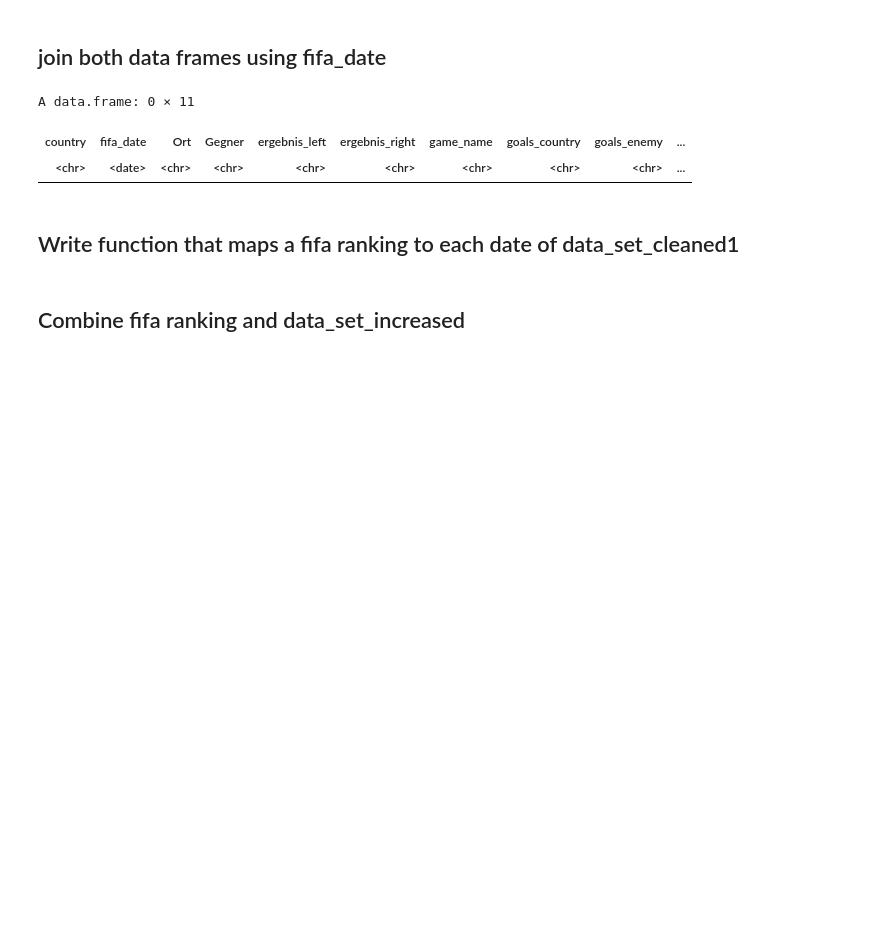
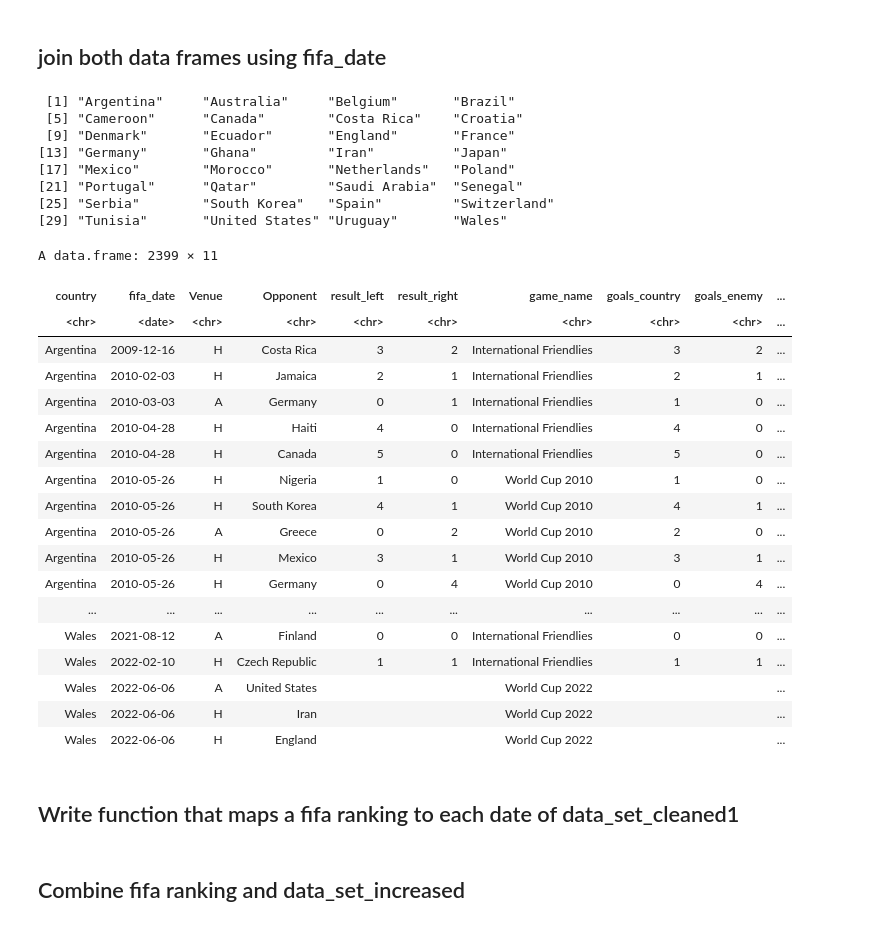
Before and after one commit to denisnaumov0506/FootballAnalyticsProject, a Jupyter notebook: football-world-cup-forecast-denis.ipynb, the cells around one changed output. Drawn from its saved outputs; the diff is of its cells as text; code cells hidden in the pictures; blank space fills up the shorter version.

Commit message:
Add files via upload
Added Fifa Ranking to our dataframe

```diff
--- a/football-world-cup-forecast-denis.ipynb
+++ b/football-world-cup-forecast-denis.ipynb
@@ -797,11 +918,38 @@ A data.frame: 2359 × 10
 merge(data_set_fifa_date, fifa_ranking1, by.x=c('country', 'fifa_date'), by.y=c('Land', 'fifa_date')) -> newest_df
 # %%
 newest_df %>%
-    select(-c('Punkte'))
+    select(-c('Punkte')) -> final_data_set
+
+unique(final_data_set$country)
+final_data_set
 # %% [output]
-A data.frame: 0 × 11
+ [1] "Argentina"     "Australia"     "Belgium"       "Brazil"
+ [5] "Cameroon"      "Canada"        "Costa Rica"    "Croatia"
+ [9] "Denmark"       "Ecuador"       "England"       "France"
+[13] "Germany"       "Ghana"         "Iran"          "Japan"
+[17] "Mexico"        "Morocco"       "Netherlands"   "Poland"
+[21] "Portugal"      "Qatar"         "Saudi Arabia"  "Senegal"
+[25] "Serbia"        "South Korea"   "Spain"         "Switzerland"
+[29] "Tunisia"       "United States" "Uruguay"       "Wales"
+A data.frame: 2399 × 11
-| country | fifa_date | Ort | Gegner | ergebnis_left | ergebnis_right | game_name | goals_country | goals_enemy | ... |
+| country | fifa_date | Venue | Opponent | result_left | result_right | game_name | goals_country | goals_enemy | ... |
 | <chr> | <date> | <chr> | <chr> | <chr> | <chr> | <chr> | <chr> | <chr> | ... |
+| Argentina | 2009-12-16 | H | Costa Rica | 3 | 2 | International Friendlies | 3 | 2 | ... |
+| Argentina | 2010-02-03 | H | Jamaica | 2 | 1 | International Friendlies | 2 | 1 | ... |
+| Argentina | 2010-03-03 | A | Germany | 0 | 1 | International Friendlies | 1 | 0 | ... |
+| Argentina | 2010-04-28 | H | Haiti | 4 | 0 | International Friendlies | 4 | 0 | ... |
+| Argentina | 2010-04-28 | H | Canada | 5 | 0 | International Friendlies | 5 | 0 | ... |
+| Argentina | 2010-05-26 | H | Nigeria | 1 | 0 | World Cup 2010 | 1 | 0 | ... |
+| Argentina | 2010-05-26 | H | South Korea | 4 | 1 | World Cup 2010 | 4 | 1 | ... |
+| Argentina | 2010-05-26 | A | Greece | 0 | 2 | World Cup 2010 | 2 | 0 | ... |
+| Argentina | 2010-05-26 | H | Mexico | 3 | 1 | World Cup 2010 | 3 | 1 | ... |
+| Argentina | 2010-05-26 | H | Germany | 0 | 4 | World Cup 2010 | 0 | 4 | ... |
+| ... | ... | ... | ... | ... | ... | ... | ... | ... | ... |
+| Wales | 2021-08-12 | A | Finland | 0 | 0 | International Friendlies | 0 | 0 | ... |
+| Wales | 2022-02-10 | H | Czech Republic | 1 | 1 | International Friendlies | 1 | 1 | ... |
+| Wales | 2022-06-06 | A | United States |  |  | World Cup 2022 |  |  | ... |
+| Wales | 2022-06-06 | H | Iran |  |  | World Cup 2022 |  |  | ... |
+| Wales | 2022-06-06 | H | England |  |  | World Cup 2022 |  |  | ... |
 # %% [markdown]
 ## Write function that maps a fifa ranking to each date of data_set_cleaned1
 # %%
```
Also changed, not shown: parts of 19 cells of this notebook.
